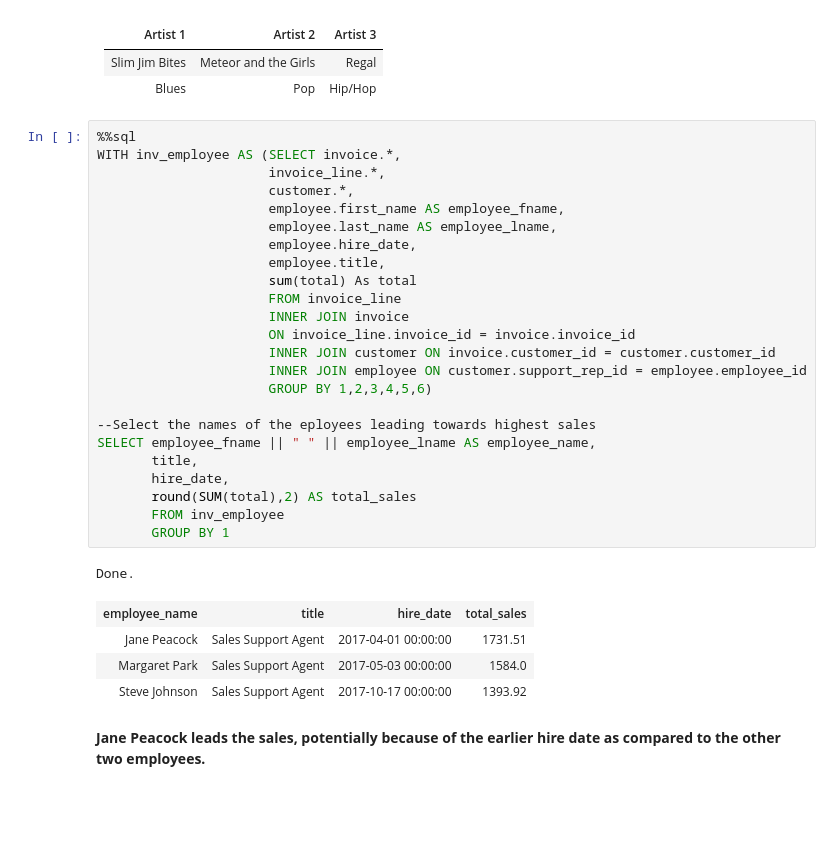
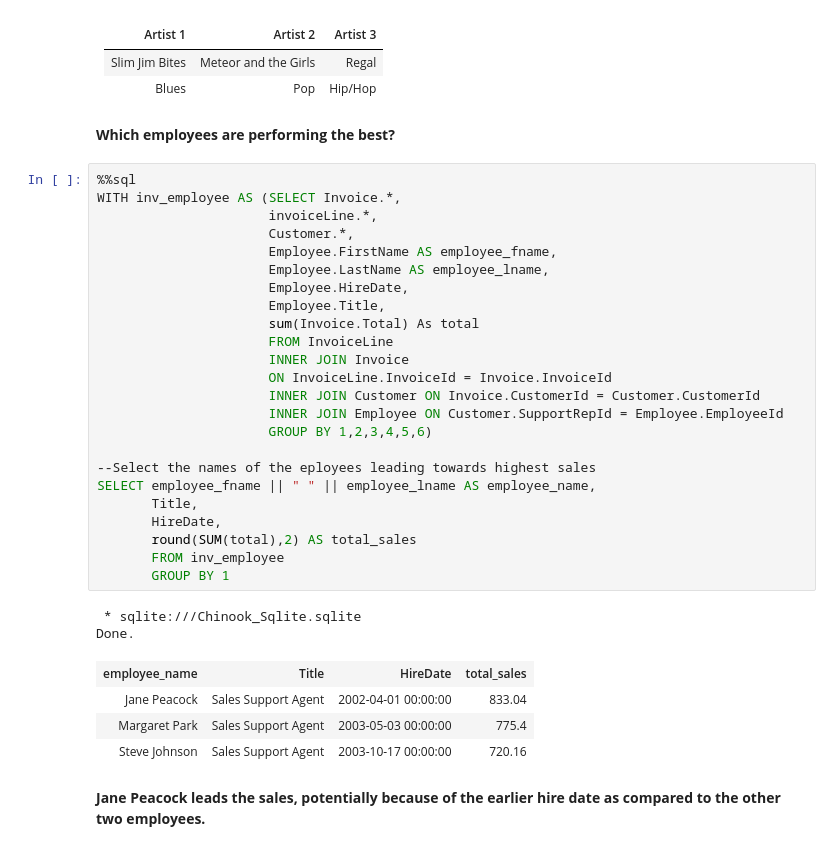
Before and after one commit to ivm25/Answering-Business-questions-using-SQL, a Jupyter notebook: Analysing Chinook_database.ipynb, the cells around one changed output. Cells and saved outputs as stored; diff of their text form; blank space fills up the shorter version.

```diff
--- a/Analysing Chinook_database.ipynb
+++ b/Analysing Chinook_database.ipynb
@@ -146,36 +146,39 @@ Done.
 |------         |------  |------|
 |Slim Jim Bites  |Meteor and the Girls  |Regal|
 |Blues  |Pop     |Hip/Hop     |
+# %% [markdown]
+**Which employees are performing the best?**
 # %%
 %%sql
-WITH inv_employee AS (SELECT invoice.*,
-                      invoice_line.*,
-                      customer.*,
-                      employee.first_name AS employee_fname,
-                      employee.last_name AS employee_lname,
-                      employee.hire_date,
-                      employee.title,
-                      sum(total) As total
-                      FROM invoice_line
-                      INNER JOIN invoice
-                      ON invoice_line.invoice_id = invoice.invoice_id
-                      INNER JOIN customer ON invoice.customer_id = customer.customer_id
-                      INNER JOIN employee ON customer.support_rep_id = employee.employee_id
+WITH inv_employee AS (SELECT Invoice.*,
+                      invoiceLine.*,
+                      Customer.*,
+                      Employee.FirstName AS employee_fname,
+                      Employee.LastName AS employee_lname,
+                      Employee.HireDate,
+                      Employee.Title,
+                      sum(Invoice.Total) As total
+                      FROM InvoiceLine
+                      INNER JOIN Invoice
+                      ON InvoiceLine.InvoiceId = Invoice.InvoiceId
+                      INNER JOIN Customer ON Invoice.CustomerId = Customer.CustomerId
+                      INNER JOIN Employee ON Customer.SupportRepId = Employee.EmployeeId
                       GROUP BY 1,2,3,4,5,6)
 
 --Select the names of the eployees leading towards highest sales
 SELECT employee_fname || " " || employee_lname AS employee_name,
-       title,
-       hire_date,
+       Title,
+       HireDate,
        round(SUM(total),2) AS total_sales
        FROM inv_employee
        GROUP BY 1
 # %% [output]
+ * sqlite:///Chinook_Sqlite.sqlite
 Done.
-| employee_name | title | hire_date | total_sales |
-| Jane Peacock | Sales Support Agent | 2017-04-01 00:00:00 | 1731.51 |
-| Margaret Park | Sales Support Agent | 2017-05-03 00:00:00 | 1584.0 |
-| Steve Johnson | Sales Support Agent | 2017-10-17 00:00:00 | 1393.92 |
+| employee_name | Title | HireDate | total_sales |
+| Jane Peacock | Sales Support Agent | 2002-04-01 00:00:00 | 833.04 |
+| Margaret Park | Sales Support Agent | 2003-05-03 00:00:00 | 775.4 |
+| Steve Johnson | Sales Support Agent | 2003-10-17 00:00:00 | 720.16 |
 # %% [markdown]
 **Jane Peacock leads the sales,
   potentially because of the earlier hire date
```
